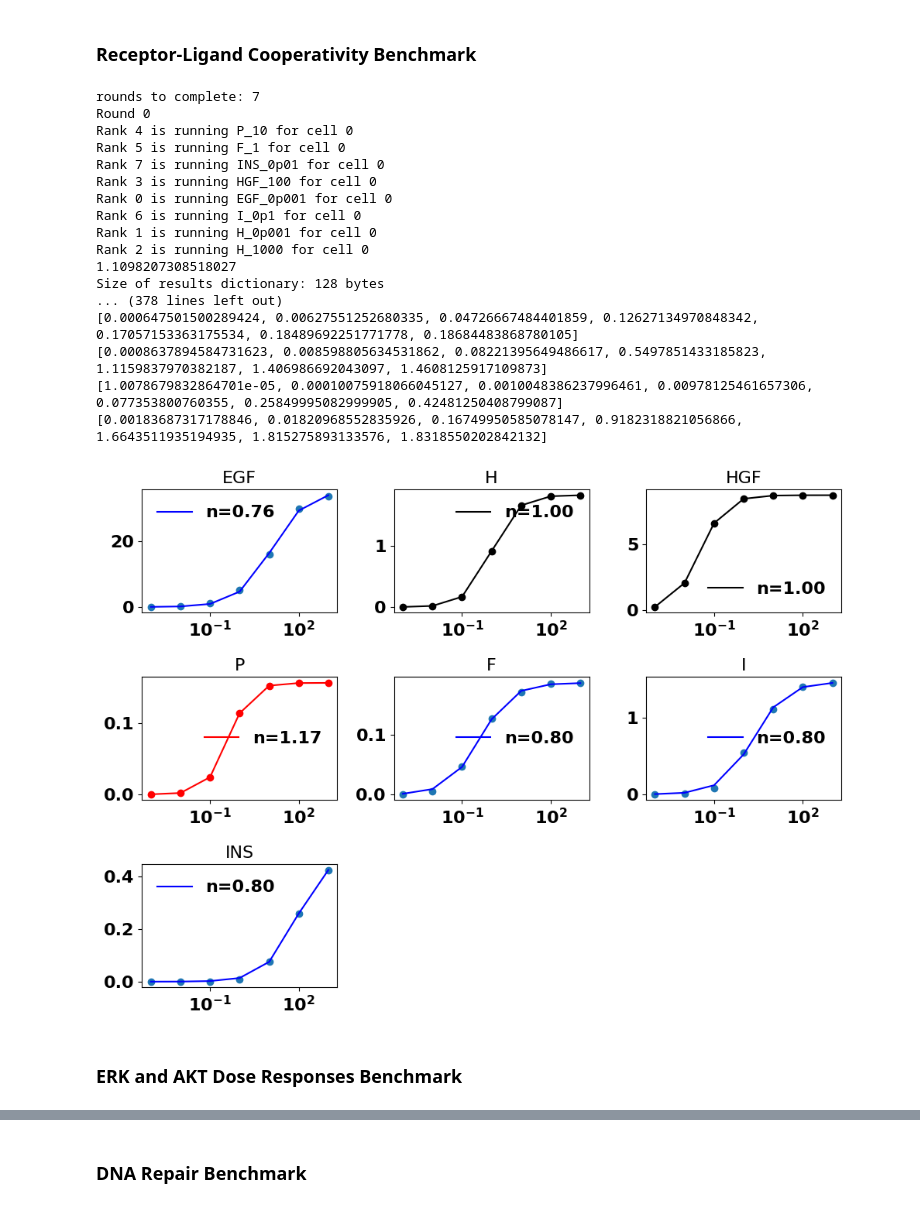
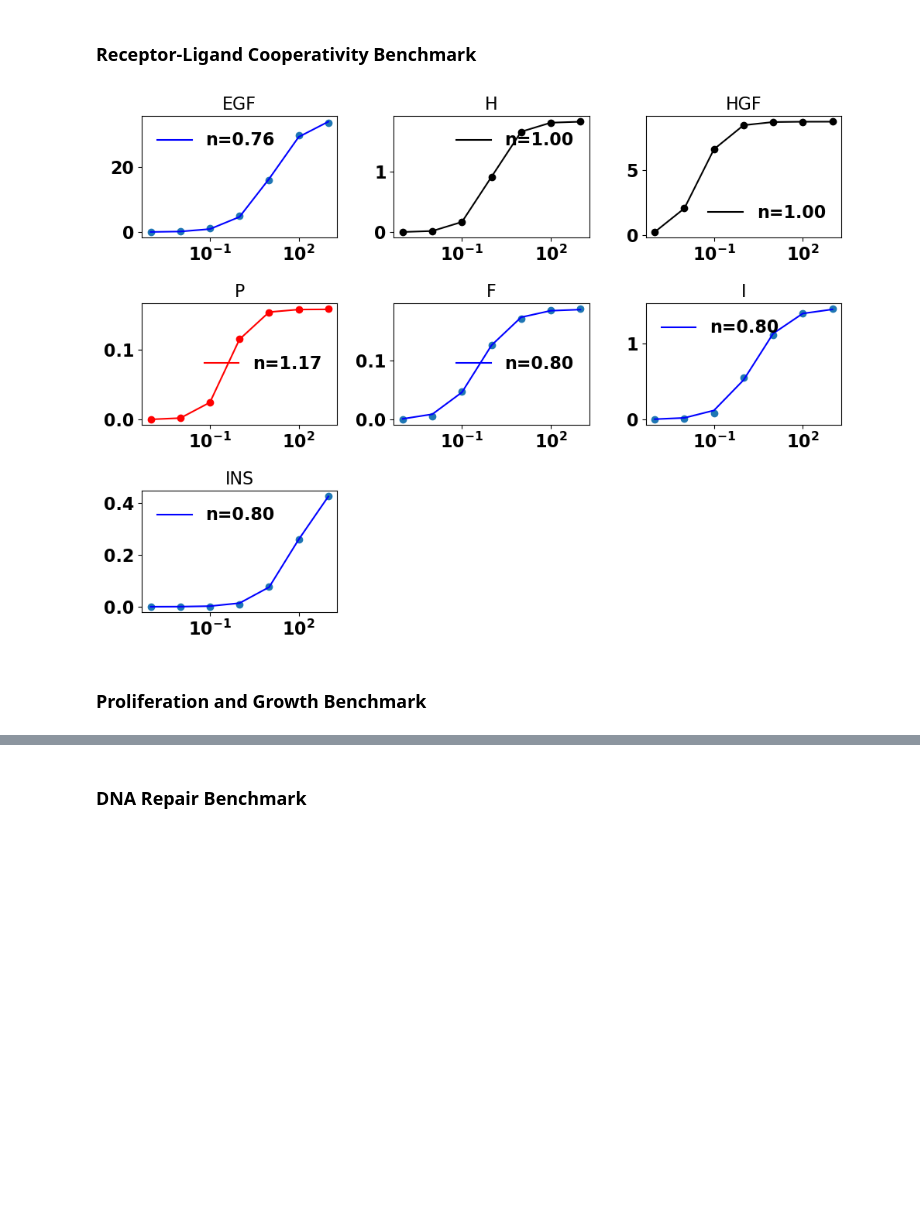
Before and after one commit to SPARCED/SPARCED, a Jupyter notebook: benchmarks/benchmark_utils/benchmark evaluation notebook.ipynb, the cells around one changed output, grey strips where cells are left out. Cells and saved outputs as stored; diff of their text form; code cells hidden in the pictures; blank space fills up the shorter version.

```diff
--- a/benchmarks/benchmark_utils/benchmark evaluation notebook.ipynb
+++ b/benchmarks/benchmark_utils/benchmark evaluation notebook.ipynb
@@ -96,7 +87,7 @@ Generating Unit Test Plot
 # %% [markdown]
 ### Receptor-Ligand Cooperativity Benchmark
 # %%
-with open('receptor-ligand-cooperativity.pkl', 'rb') as f:
+with open('receptor-ligand_cooperativity.pkl', 'rb') as f:
     data = pickle.load(f)
 
 
@@ -134,19 +125,12 @@ for condition in data:
 
 
 egf_results = list(conds.values())[0:7]
-print(egf_results)
 h_results = list(conds.values())[7:14]
-print(h_results)
 hgf_results = list(conds.values())[14:21]
-print(hgf_results)
 p_results = list(conds.values())[21:28]
-print(p_results)
 f_results = list(conds.values())[28:35]
-print(f_results)
 i_results = list(conds.values())[35:42]
-print(i_results)
 ins_results = list(conds.values())[42:49]
-print(ins_results)
 
 list_of_results = [egf_results, h_results, hgf_results, p_results, f_results, i_results, ins_results]
 list_of_ligands = ['EGF', 'H', 'HGF', 'P', 'F', 'I', 'INS']
@@ -179,7 +163,7 @@ for i, lig_result in enumerate(list_of_results):
     x_data = ligConc
     y_data = lig_result
     # Fit the curve
-    params, covariance = curve_fit(func, x_data, y_data)
+    params, covariance = curve_fit(func, x_data, y_data, maxfev = 100000)
     a_fit, b_fit, c_fit = params
     y_fit = func(x_data, a_fit, b_fit, c_fit)
 
@@ -219,51 +203,34 @@ axes[1, 0].legend(frameon=False)
 
 axes[1, 1].scatter(hill_curve_data['F']['x'], hill_curve_data['F']['y'])
 axes[1, 1].plot(hill_curve_data['F']['x'], hill_curve_data['F']['fit'], \
     label=f'n={hill_curve_data["F"]["hill coefficient"]:.2f}', color='blue')
 axes[1, 1].set_title('F')
 axes[1, 1].set_xscale('log', base=10)
 axes[1, 1].legend(frameon=False)
 
 axes[1, 2].scatter(hill_curve_data['I']['x'], hill_curve_data['I']['y'])
 axes[1, 2].plot(hill_curve_data['I']['x'], hill_curve_data['I']['fit'], \
     label=f'n={hill_curve_data["I"]["hill coefficient"]:.2f}', color='blue')
 axes[1, 2].set_title('I')
 axes[1, 2].set_xscale('log', base=10)
 axes[1, 2].legend(frameon=False)
 
 axes[2, 0].scatter(hill_curve_data['INS']['x'], hill_curve_data['INS']['y'])
 axes[2, 0].plot(hill_curve_data['INS']['x'], hill_curve_data['INS']['fit'], \
     label=f'n={hill_curve_data["INS"]["hill coefficient"]:.2f}', color='blue')
 axes[2, 0].set_title('INS')
 axes[2, 0].set_xscale('log', base=10)
 axes[2, 0].legend(frameon=False)
 
 
 fig.delaxes(axes[2, 1])
 fig.delaxes(axes[2, 2])
 plt.tight_layout()
 
 # Show the entire figure
 plt.savefig('receptor-ligand-cooperativity.png')
 # %% [output]
-rounds to complete: 7
-Round 0
-Rank 4 is running P_10 for cell 0
-Rank 5 is running F_1 for cell 0
-Rank 7 is running INS_0p01 for cell 0
-Rank 3 is running HGF_100 for cell 0
-Rank 0 is running EGF_0p001 for cell 0
-Rank 6 is running I_0p1 for cell 0
-Rank 1 is running H_0p001 for cell 0
-Rank 2 is running H_1000 for cell 0
-1.1098207308518027
-Size of results dictionary: 128 bytes
-... (378 lines left out)
-[0.000647501500289424, 0.00627551252680335, 0.04726667484401859, 0.12627134970848342, 0.17057153363175534, 0.18489692251771778, 0.18684483868780105]
-[0.0008637894584731623, 0.008598805634531862, 0.08221395649486617, 0.5497851433185823, 1.1159837970382187, 1.406986692043097, 1.4608125917109873]
-[1.0078679832864701e-05, 0.00010075918066045127, 0.0010048386237996461, 0.00978125461657306, 0.077353800760355, 0.25849995082999905, 0.42481250408799087]
-[0.00183687317178846, 0.01820968552835926, 0.16749950585078147, 0.9182318821056866, 1.6643511935194935, 1.815275893133576, 1.8318550202842132]
-[figure, old version]
+[figure, new version]
 # %% [markdown]
-### ERK and AKT Dose Responses Benchmark
+### Proliferation and Growth Benchmark
 # %%
```
Also changed, not shown: parts of 18 cells of this notebook, 6 other files.
